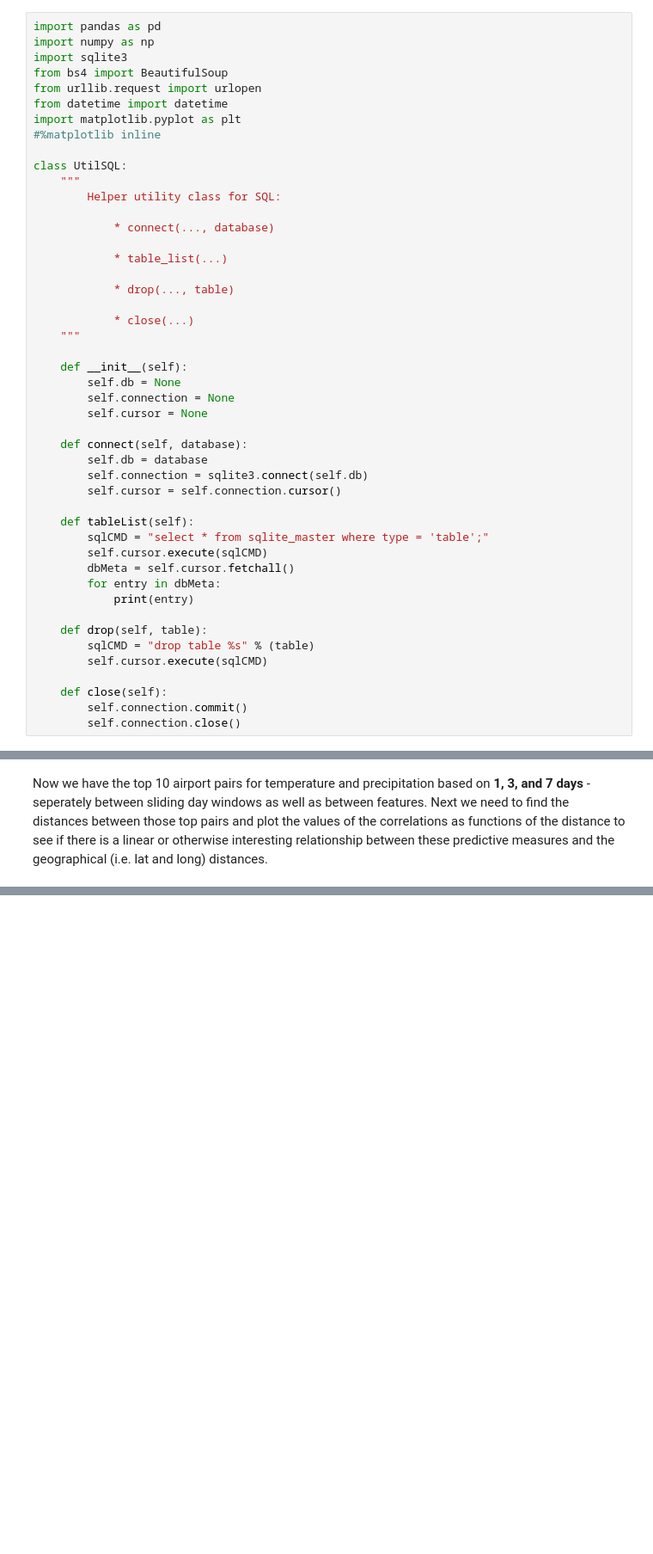
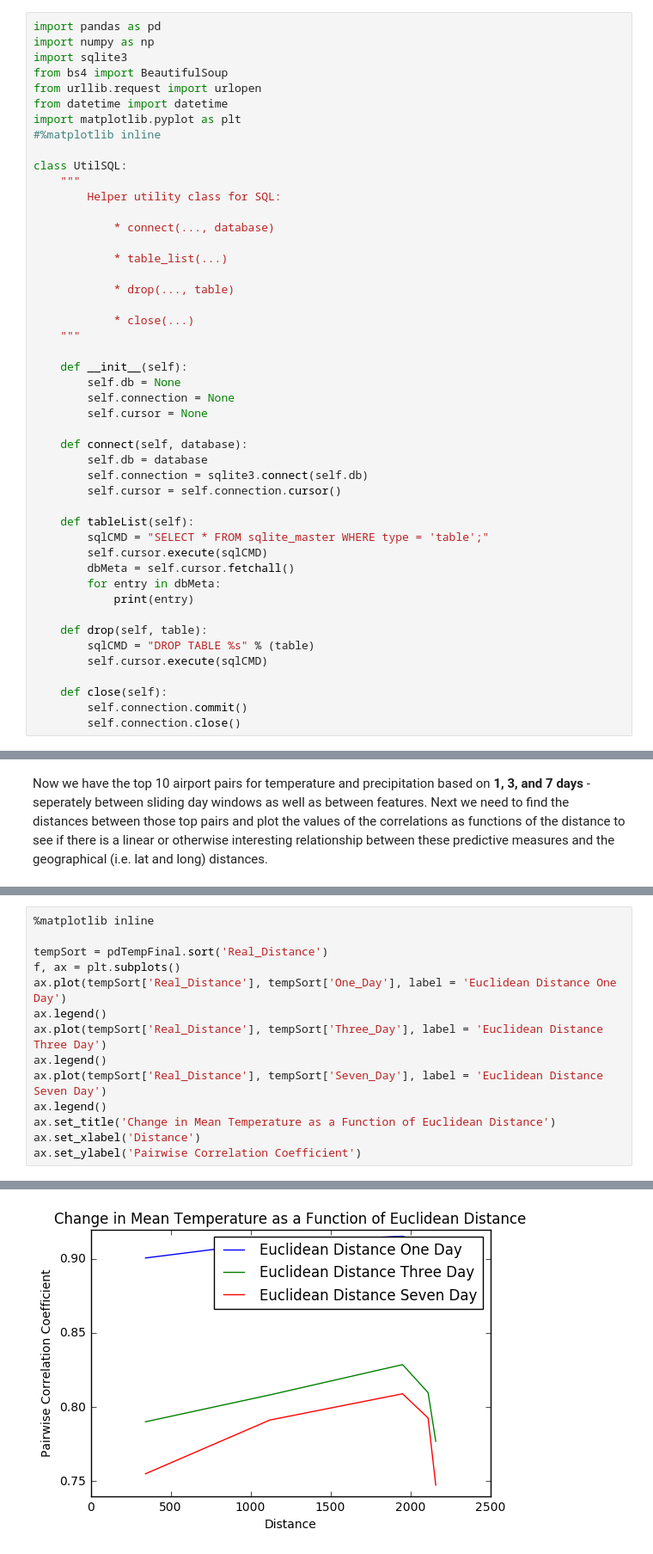
Before and after one commit to Thru-Echoes/python-ds-seminar, a Jupyter notebook: homeworks/hw5/hw5_omuellerklein.ipynb, the cells around one changed output, grey strips where cells are left out. Shown at 86% size. Saved outputs shown, nothing was run; the diff lists cells and outputs as text; blank space fills up the shorter version.

```diff
--- a/homeworks/hw5/hw5_omuellerklein.ipynb
+++ b/homeworks/hw5/hw5_omuellerklein.ipynb
@@ -47,14 +47,14 @@ class UtilSQL:
         self.cursor = self.connection.cursor()
 
     def tableList(self):
-        sqlCMD = "select * from sqlite_master where type = 'table';"
+        sqlCMD = "SELECT * FROM sqlite_master WHERE type = 'table';"
         self.cursor.execute(sqlCMD)
         dbMeta = self.cursor.fetchall()
         for entry in dbMeta:
             print(entry)
 
     def drop(self, table):
-        sqlCMD = "drop table %s" % (table)
+        sqlCMD = "DROP TABLE %s" % (table)
         self.cursor.execute(sqlCMD)
 
     def close(self):
@@ -1003,0 +1172,15 @@ Now we have the top 10 airport pairs for temperature and precipitation based on
+# %%
+%matplotlib inline
+
+tempSort = pdTempFinal.sort('Real_Distance')
+f, ax = plt.subplots()
+ax.plot(tempSort['Real_Distance'], tempSort['One_Day'], label = 'Euclidean Distance One Day')
+ax.legend()
+ax.plot(tempSort['Real_Distance'], tempSort['Three_Day'], label = 'Euclidean Distance Three Day')
+ax.legend()
+ax.plot(tempSort['Real_Distance'], tempSort['Seven_Day'], label = 'Euclidean Distance Seven Day')
+ax.legend()
+ax.set_title('Change in Mean Temperature as a Function of Euclidean Distance')
+ax.set_xlabel('Distance')
+ax.set_ylabel('Pairwise Correlation Coefficient')
+# %% [output]
@@ -1003,0 +1188 @@ Now we have the top 10 airport pairs for temperature and precipitation based on
+[figure, added]
```
Also changed, not shown: parts of 18 cells of this notebook, 2 other files.
